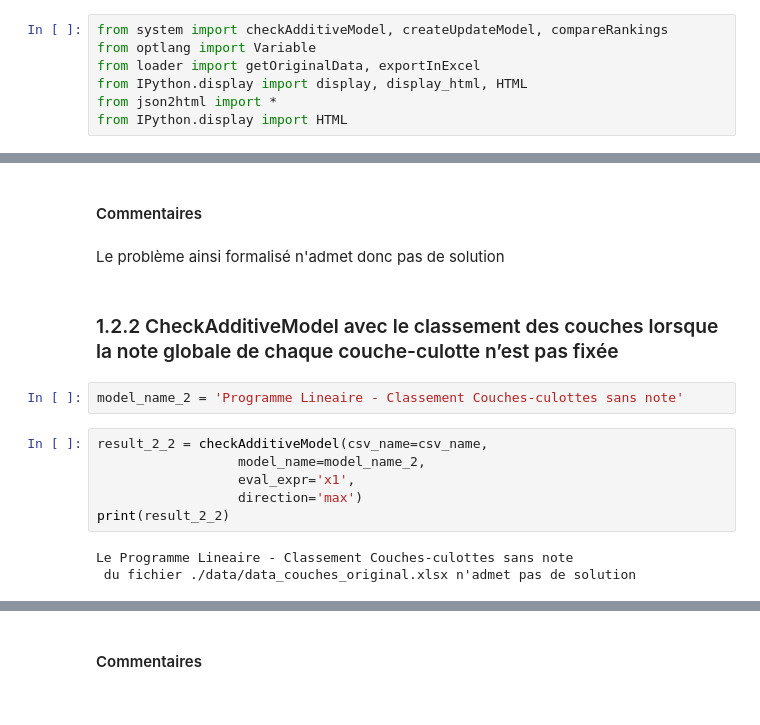
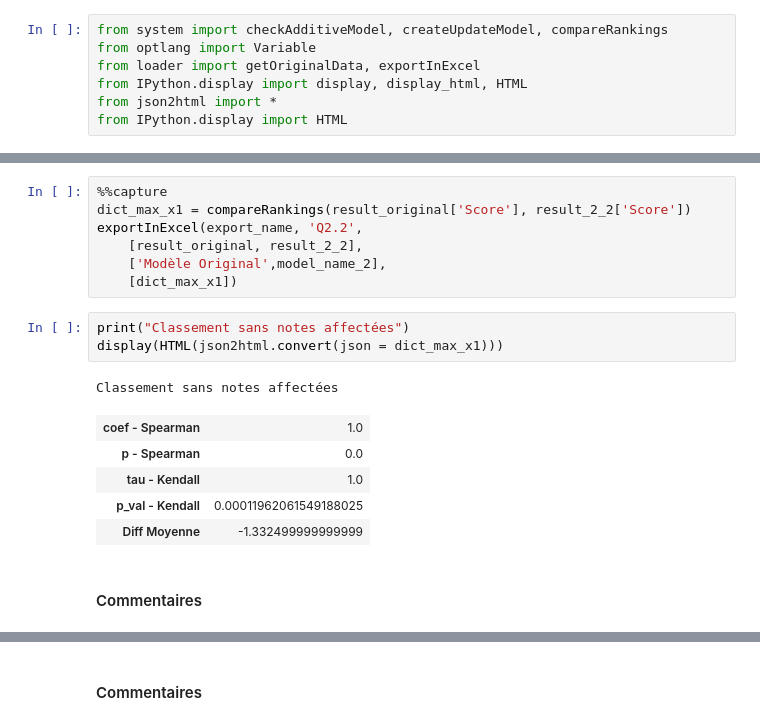
Before and after one commit to js-dev88/LangageScript, a Jupyter notebook: notebooks/Projet_classement_produits-logiciels.ipynb, the cells around one changed output, grey strips where cells are left out. Saved outputs shown, nothing was run; the diff lists cells and outputs as text.

```diff
--- a/notebooks/Projet_classement_produits-logiciels.ipynb
+++ b/notebooks/Projet_classement_produits-logiciels.ipynb
@@ -88,17 +104,19 @@ Le Programme Lineaire - Classement Couches-culottes avec notes
+# %%
+%%capture
+dict_max_x1 = compareRankings(result_original['Score'], result_2_2['Score'])
+exportInExcel(export_name, 'Q2.2',
+    [result_original, result_2_2],
+    ['Modèle Original',model_name_2],
+    [dict_max_x1])
+# %%
+print("Classement sans notes affectées")
+display(HTML(json2html.convert(json = dict_max_x1)))
+# %% [output]
+Classement sans notes affectées
+| coef - Spearman | 1.0 |
+| p - Spearman | 0.0 |
+| tau - Kendall | 1.0 |
+| p_val - Kendall | 0.00011962061549188025 |
+| Diff Moyenne | -1.332499999999999 |
 # %% [markdown]
 #### Commentaires
-# %% [markdown]
-Le problème ainsi formalisé n'admet donc pas de solution
-# %% [markdown]
- ### 1.2.2 CheckAdditiveModel avec le classement des couches lorsque la note globale de chaque couche-culotte n’est pas fixée
-# %%
-model_name_2 = 'Programme Lineaire - Classement Couches-culottes sans note'
-# %%
-result_2_2 = checkAdditiveModel(csv_name=csv_name,
-                  model_name=model_name_2,
-                  eval_expr='x1',
-                  direction='max')
-print(result_2_2)
-# %% [output]
-Le Programme Lineaire - Classement Couches-culottes sans note
- du fichier ./data/data_couches_original.xlsx n'admet pas de solution
```
Also changed, not shown: parts of 90 cells of this notebook, 1 other file.
